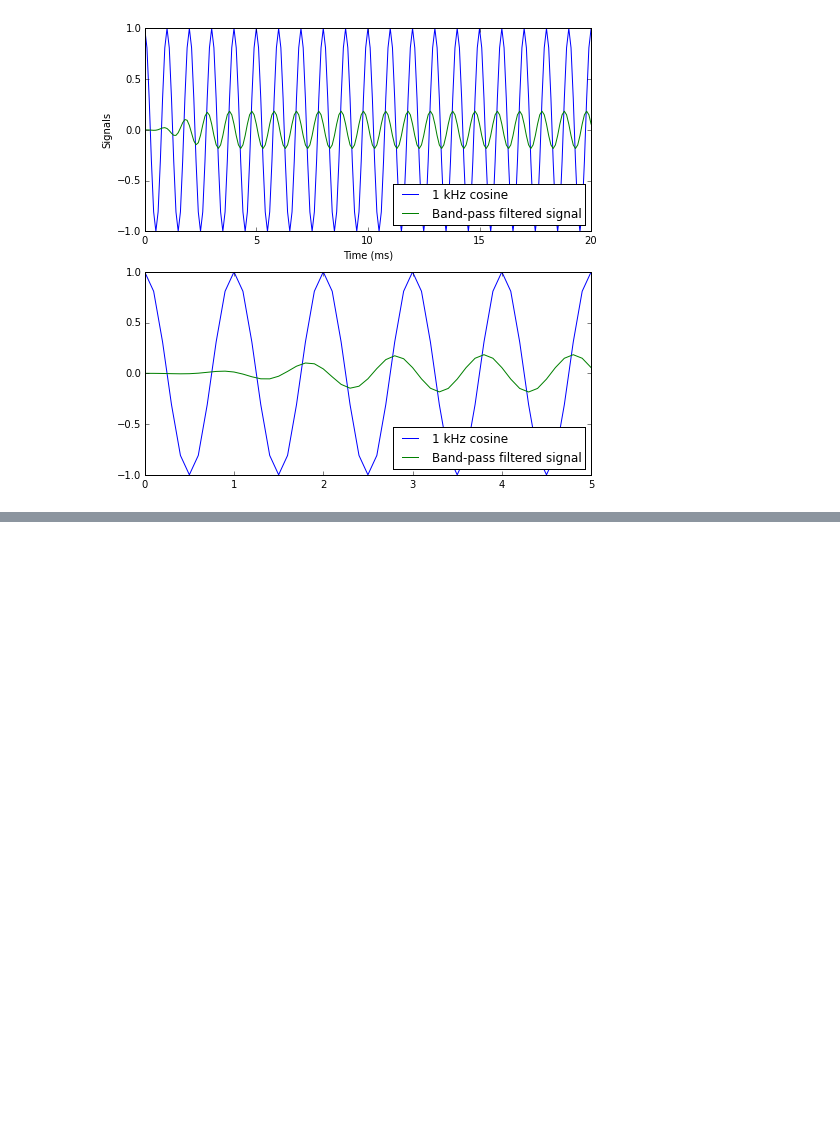
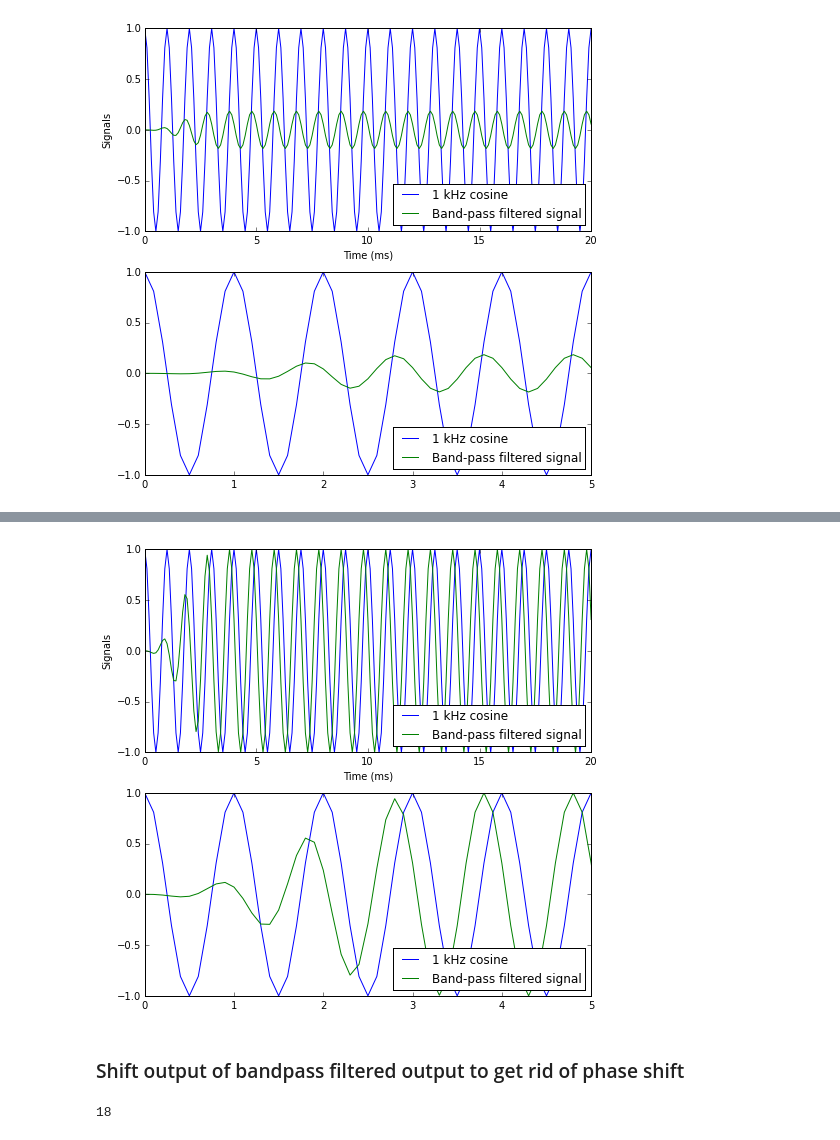
Before and after one commit to naushad-rahman/LIFSrProj_F15, a Jupyter notebook: DSP/digital_filter_explore/150706_test_filters.ipynb, the cells around one changed output, grey strips where cells are left out. Drawn from its saved outputs; the diff is of its cells as text; code cells hidden in the pictures; blank space fills up the shorter version.

Commit message:
contine to test filters & add a pdf book on practical filter design

```diff
--- a/DSP/digital_filter_explore/150706_test_filters.ipynb
+++ b/DSP/digital_filter_explore/150706_test_filters.ipynb
@@ -270,0 +300,24 @@ print(max(cos_1kHz), max(cos_1kHz_bp_out))
+# %%
+fig, (ax, ax2) = plt.subplots(2, figsize=(8,8))
+ax.plot(time_dac_output_ms, cos_1kHz, label='1 kHz cosine')
+ax.plot(time_dac_output_ms, cos_1kHz_bp_out/max(cos_1kHz_bp_out), label='Band-pass filtered signal')
+ax.legend(loc=4)
+#ax.set_ylim(0, 1.1)
+ax.set_xlabel('Time (ms)')
+ax.set_ylabel('Signals')
+ax2.plot(time_dac_output_ms, cos_1kHz, label='1 kHz cosine')
+ax2.plot(time_dac_output_ms, cos_1kHz_bp_out/max(cos_1kHz_bp_out), label='Band-pass filtered signal')
+ax2.legend(loc=4)
+ax2.set_xlim(0,5);
+# %% [output]
+[figure, added]
+# %% [markdown]
+### Shift output of bandpass filtered output to get rid of phase shift
+# %%
+shifted = np.zeros(n_total_samples)
+phase_shift_index = int((n_coef-1)/2)
+print(phase_shift_index)
+for i in range(n_total_samples-phase_shift_index):
+    shifted[i] = cos_1kHz_bp_out[i+phase_shift_index]
+# %% [output]
+18
```
Also changed, not shown: parts of 11 cells of this notebook, 1 other file.
